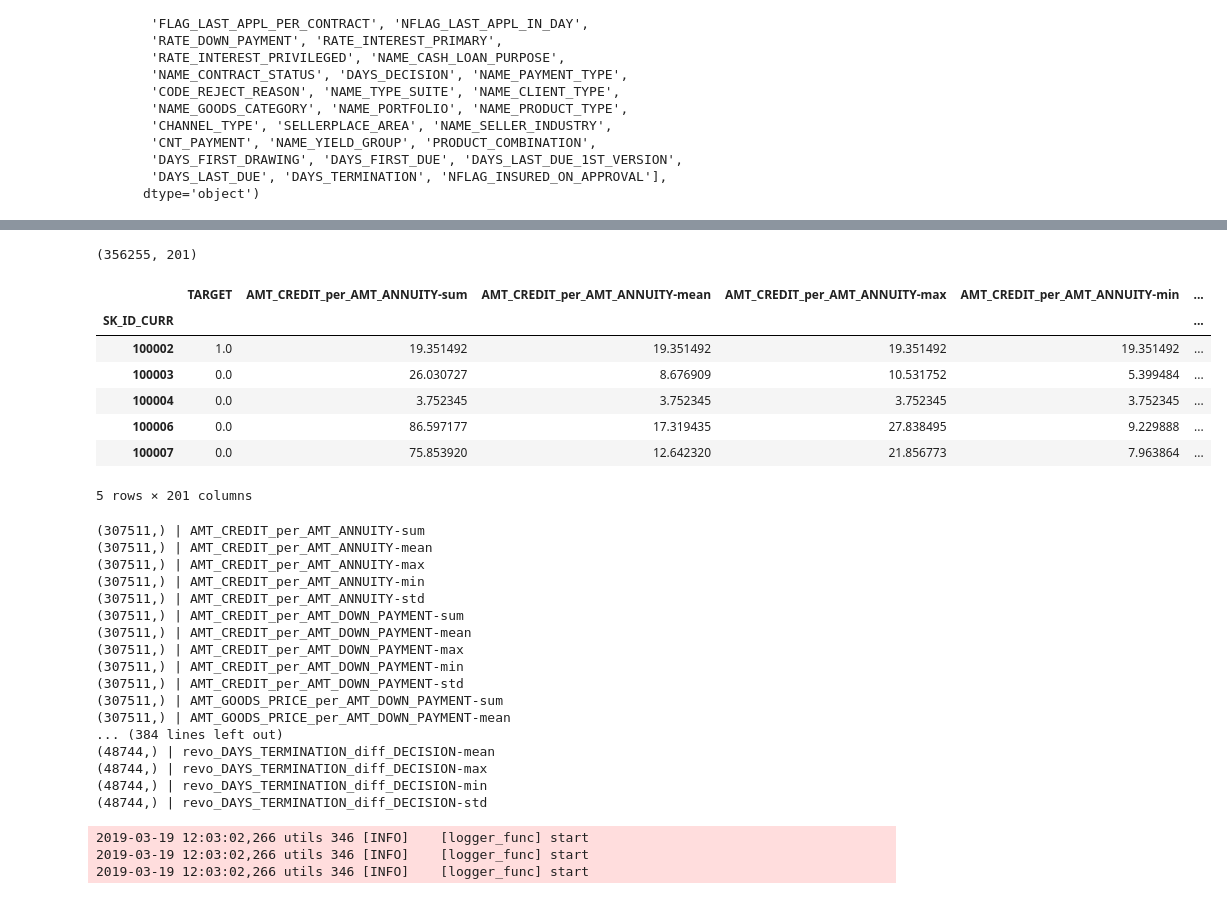
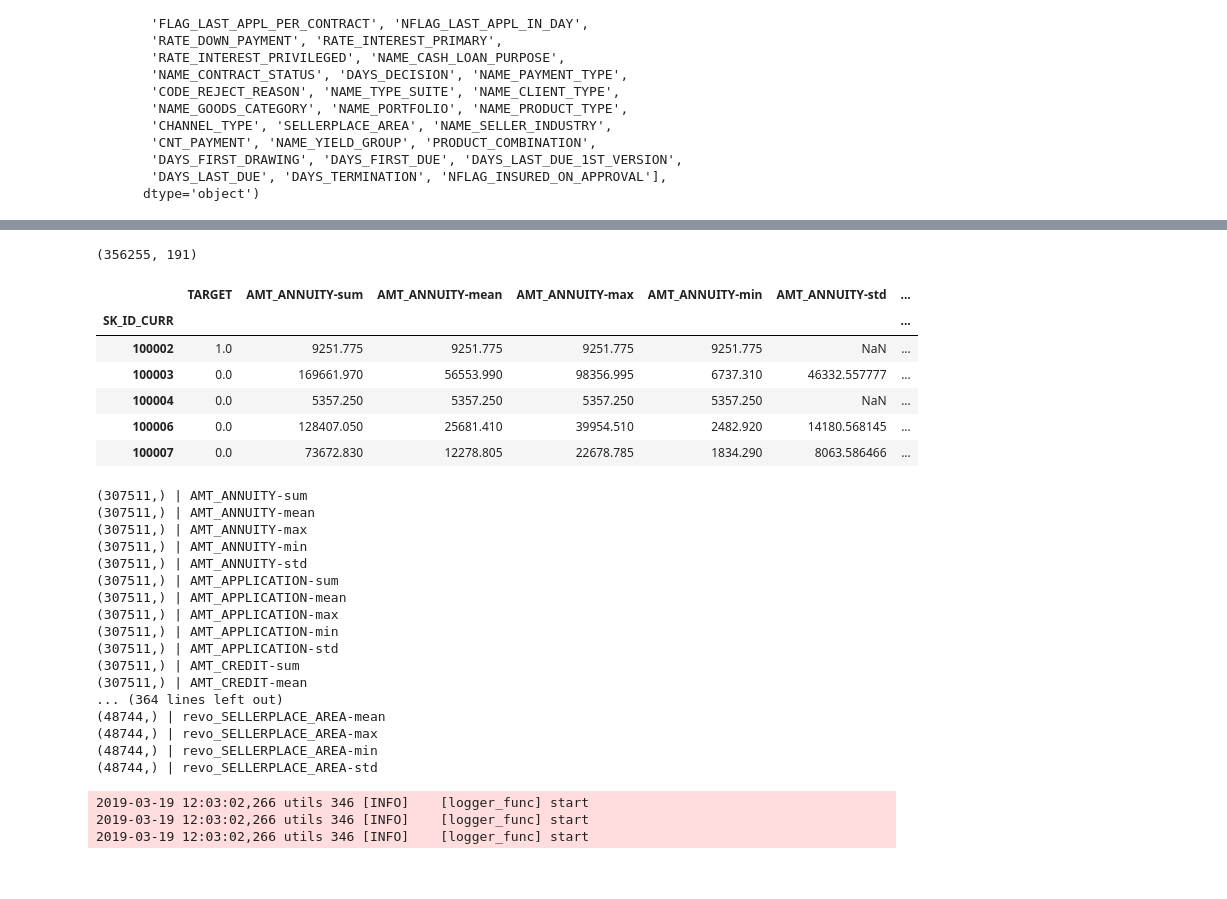
Before and after one commit to yryrgogo/Home-Credit-Default-Risk-79place, a Jupyter notebook: jpy/f002_make_feature_prev.ipynb, the cells around one changed output, grey strips where cells are left out. Drawn from its saved outputs; the diff is of its cells as text; code cells hidden in the pictures.

```diff
--- a/jpy/f002_make_feature_prev.ipynb
+++ b/jpy/f002_make_feature_prev.ipynb
@@ -298,6 +298,7 @@ revo.columns = [f"revo_{col}" if col in num_list else col for col in revo.column
 
 pre = pd.concat([loan, revo], axis=0)
 org_col_list = pre.columns.tolist()
+num_list = get_numeric_features(pre, ignore_list)
 #========================================================================
 # %% [output]
 Index(['SK_ID_PREV', 'SK_ID_CURR', 'NAME_CONTRACT_TYPE', 'AMT_ANNUITY',
@@ -382,50 +378,52 @@ display(df.head())
 # %%
 prefix = 'f002_pre_'
 aggs = {}
 
-for col in df.columns:
-    if col in org_col_list:
-        continue
+for col in num_list:
     aggs[col] = ['sum', 'mean', 'max', 'min', 'std']
+
+# for col in df.columns:
+#     if col in org_col_list:
+#         continue
+#     aggs[col] = ['sum', 'mean', 'max', 'min', 'std']
 
 
 df_agg = df.groupby(key).agg(aggs)
 new_col_list = [f"{col}-{method}" for col in aggs.keys() for method in aggs[col]]
 df_agg.columns = new_col_list
 
 df_agg = base.join(df_agg)
 
 print(df_agg.shape)
 display(df_agg.head())
 
 utils.save_feature(df_feat=df_agg, is_train=2, target=target, ignore_list=[key, target], prefix=prefix)
 # %% [output]
-(356255, 201)
+(356255, 191)
-|  | TARGET | AMT_CREDIT_per_AMT_ANNUITY-sum | AMT_CREDIT_per_AMT_ANNUITY-mean | AMT_CREDIT_per_AMT_ANNUITY-max | AMT_CREDIT_per_AMT_ANNUITY-min | ... |
-| SK_ID_CURR |  |  |  |  |  | ... |
-| 100002 | 1.0 | 19.351492 | 19.351492 | 19.351492 | 19.351492 | ... |
-| 100003 | 0.0 | 26.030727 | 8.676909 | 10.531752 | 5.399484 | ... |
-| 100004 | 0.0 | 3.752345 | 3.752345 | 3.752345 | 3.752345 | ... |
-| 100006 | 0.0 | 86.597177 | 17.319435 | 27.838495 | 9.229888 | ... |
-| 100007 | 0.0 | 75.853920 | 12.642320 | 21.856773 | 7.963864 | ... |
+|  | TARGET | AMT_ANNUITY-sum | AMT_ANNUITY-mean | AMT_ANNUITY-max | AMT_ANNUITY-min | AMT_ANNUITY-std | ... |
+| SK_ID_CURR |  |  |  |  |  |  | ... |
+| 100002 | 1.0 | 9251.775 | 9251.775 | 9251.775 | 9251.775 | NaN | ... |
+| 100003 | 0.0 | 169661.970 | 56553.990 | 98356.995 | 6737.310 | 46332.557777 | ... |
+| 100004 | 0.0 | 5357.250 | 5357.250 | 5357.250 | 5357.250 | NaN | ... |
+| 100006 | 0.0 | 128407.050 | 25681.410 | 39954.510 | 2482.920 | 14180.568145 | ... |
+| 100007 | 0.0 | 73672.830 | 12278.805 | 22678.785 | 1834.290 | 8063.586466 | ... |
-5 rows × 201 columns
+(307511,) | AMT_ANNUITY-sum
+(307511,) | AMT_ANNUITY-mean
+(307511,) | AMT_ANNUITY-max
+(307511,) | AMT_ANNUITY-min
+(307511,) | AMT_ANNUITY-std
+(307511,) | AMT_APPLICATION-sum
+(307511,) | AMT_APPLICATION-mean
+(307511,) | AMT_APPLICATION-max
+(307511,) | AMT_APPLICATION-min
+(307511,) | AMT_APPLICATION-std
+(307511,) | AMT_CREDIT-sum
+(307511,) | AMT_CREDIT-mean
+... (364 lines left out)
+(48744,) | revo_SELLERPLACE_AREA-mean
+(48744,) | revo_SELLERPLACE_AREA-max
+(48744,) | revo_SELLERPLACE_AREA-min
+(48744,) | revo_SELLERPLACE_AREA-std
-(307511,) | AMT_CREDIT_per_AMT_ANNUITY-sum
-(307511,) | AMT_CREDIT_per_AMT_ANNUITY-mean
-(307511,) | AMT_CREDIT_per_AMT_ANNUITY-max
-(307511,) | AMT_CREDIT_per_AMT_ANNUITY-min
-(307511,) | AMT_CREDIT_per_AMT_ANNUITY-std
-(307511,) | AMT_CREDIT_per_AMT_DOWN_PAYMENT-sum
-(307511,) | AMT_CREDIT_per_AMT_DOWN_PAYMENT-mean
-(307511,) | AMT_CREDIT_per_AMT_DOWN_PAYMENT-max
-(307511,) | AMT_CREDIT_per_AMT_DOWN_PAYMENT-min
-(307511,) | AMT_CREDIT_per_AMT_DOWN_PAYMENT-std
-(307511,) | AMT_GOODS_PRICE_per_AMT_DOWN_PAYMENT-sum
-(307511,) | AMT_GOODS_PRICE_per_AMT_DOWN_PAYMENT-mean
-... (384 lines left out)
-(48744,) | revo_DAYS_TERMINATION_diff_DECISION-mean
-(48744,) | revo_DAYS_TERMINATION_diff_DECISION-max
-(48744,) | revo_DAYS_TERMINATION_diff_DECISION-min
-(48744,) | revo_DAYS_TERMINATION_diff_DECISION-std
 # %%
 from new_FE import CategoricalEncoding
 #========================================================================
```
Also changed, not shown: parts of 2 cells of this notebook, 6 other files.
